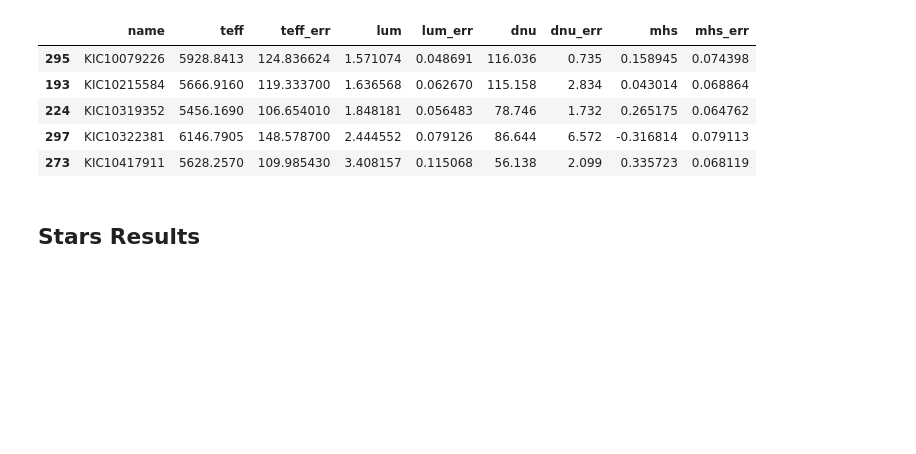
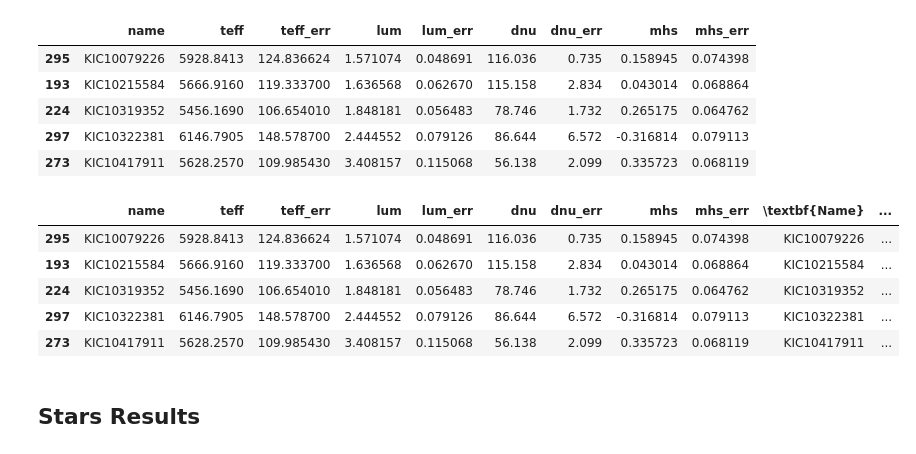
Before and after one commit to alexlyttle/hierarchically-modelling-dwarfs, a Jupyter notebook: results/make_tables.ipynb, the cells around one changed output. Drawn from its saved outputs; the diff is of its cells as text; code cells hidden in the pictures; blank space fills up the shorter version.

Commit message:
Updated tables

```diff
--- a/results/make_tables.ipynb
+++ b/results/make_tables.ipynb
@@ -131,6 +131,12 @@ with open('../paper/hyperparam_results.tex', 'w') as file:
                               index=False, column_format='c'*len(table.columns)))
 # %% [markdown]
 ## Stars inputs
+# %%
+def make_value(results, name, fmt='.2f'):
+    res = results.loc[results[name].notna()]
+    func = lambda x: ('{' + f':{fmt}' + '}').format(x)
+    return r'$' + res[name].apply(func) + r'\pm' + \
+            res[f'{name}_err'].apply(func) + r'$'
 # %%
 scale = 'DR14_ASPC'
 stars_in = pd.read_csv(f'../data/stellr/inputs_{scale}.csv')
@@ -168,6 +174,20 @@ table
 | 224 | KIC10319352 | 5456.1690 | 106.654010 | 1.848181 | 0.056483 | 78.746 | 1.732 | 0.265175 | 0.064762 |
 | 297 | KIC10322381 | 6146.7905 | 148.578700 | 2.444552 | 0.079126 | 86.644 | 6.572 | -0.316814 | 0.079113 |
 | 273 | KIC10417911 | 5628.2570 | 109.985430 | 3.408157 | 0.115068 | 56.138 | 2.099 | 0.335723 | 0.068119 |
+# %%
+table[r'\textbf{Name}'] = table['name']
+table[r'$\teff\,(\si{\kelvin})$'] = make_value(table, 'teff', '.0f')
+table[r'$L\,(\si{\solarluminosity})$'] = make_value(table, 'lum', '.3f')
+table[r'$\dnu\,(\si{\micro\hertz})$'] = make_value(table, 'dnu')
+table[r'$\metallicity_\mathrm{surf}\,(\si{\dex})$'] = make_value(table, 'mhs', '.3f')
+table.head()
+# %% [output]
+|  | name | teff | teff_err | lum | lum_err | dnu | dnu_err | mhs | mhs_err | \textbf{Name} | ... |
+| 295 | KIC10079226 | 5928.8413 | 124.836624 | 1.571074 | 0.048691 | 116.036 | 0.735 | 0.158945 | 0.074398 | KIC10079226 | ... |
+| 193 | KIC10215584 | 5666.9160 | 119.333700 | 1.636568 | 0.062670 | 115.158 | 2.834 | 0.043014 | 0.068864 | KIC10215584 | ... |
+| 224 | KIC10319352 | 5456.1690 | 106.654010 | 1.848181 | 0.056483 | 78.746 | 1.732 | 0.265175 | 0.064762 | KIC10319352 | ... |
+| 297 | KIC10322381 | 6146.7905 | 148.578700 | 2.444552 | 0.079126 | 86.644 | 6.572 | -0.316814 | 0.079113 | KIC10322381 | ... |
+| 273 | KIC10417911 | 5628.2570 | 109.985430 | 3.408157 | 0.115068 | 56.138 | 2.099 | 0.335723 | 0.068119 | KIC10417911 | ... |
 # %%
 header = [
     r'\textbf{Name}',
```
Also changed, not shown: parts of 9 cells of this notebook, 5 other files.
